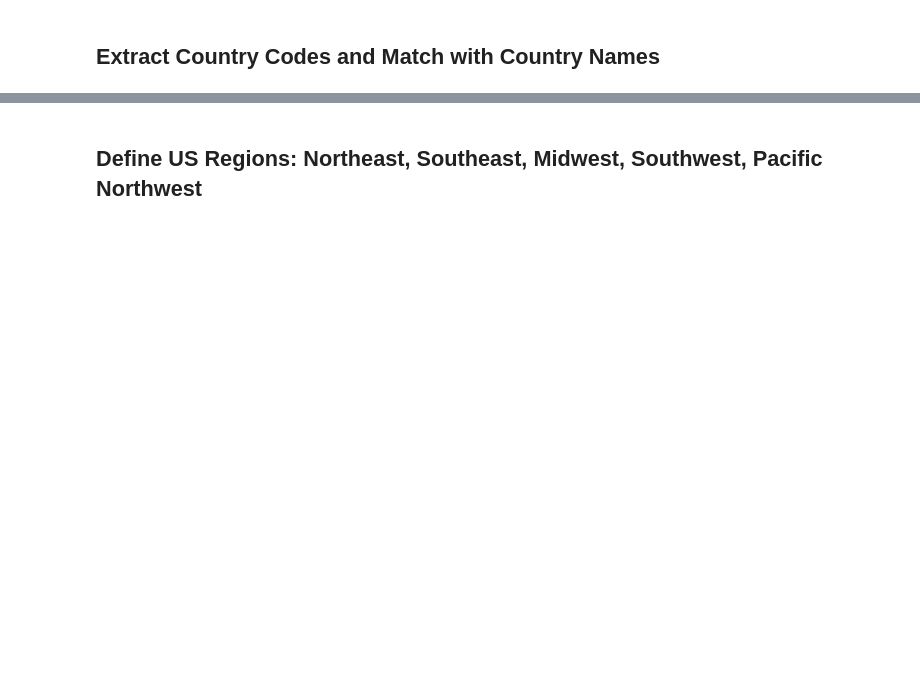
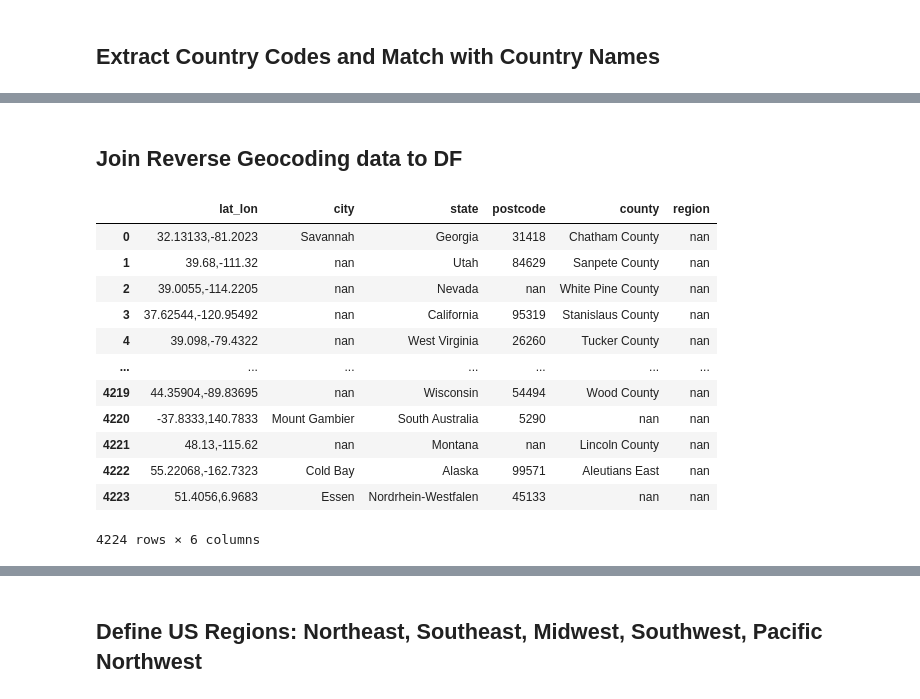
Before and after one commit to dfminkle/ClimateProjectGSOY, a Jupyter notebook: Global Summary of the Year Analysis.ipynb, the cells around one changed output, grey strips where cells are left out. Saved outputs shown, nothing was run; the diff lists cells and outputs as text; code cells hidden in the pictures; blank space fills up the shorter version.

```diff
--- a/Global Summary of the Year Analysis.ipynb
+++ b/Global Summary of the Year Analysis.ipynb
@@ -159 +227,39 @@ df_moi_date_range_20y.head(5)
+# %% [markdown]
+## Join Reverse Geocoding data to DF
+# %%
+#Load in lat-lon df from geocoding, drop unnamed column
+lat_lon_df = pd.read_csv('lat_lon_df.csv').drop('Unnamed: 0', axis = 1)
+
+## Need to convert a dictionary which is saved as a string to an actual dictionary
+## First, convert nan to 'nan' so that eval func. can be used
+
+#Test case
+
+#regex = re.compile('\s(nan)(?=\W)')
+#print(regex.search(lat_lon_df['REVERSE_GEOCODE'][1]))
+
+# Final solution
+lat_lon_df['REVERSE_GEOCODE'] = lat_lon_df['REVERSE_GEOCODE'].str.replace(r'\s(nan)(?=\W)', "'nan'", regex = True)
+
+## Then convert strings to dicts
+lat_lon_df['REVERSE_GEOCODE'] = lat_lon_df['REVERSE_GEOCODE'].apply(eval)
+
+# Unpack the REVERSE_GEOCODE column to multiple columns, then join to main 20y_sub df
+lat_lon_df = pd.concat([lat_lon_df.loc[:,'lat_lon'], lat_lon_df['REVERSE_GEOCODE'].apply(pd.Series)], axis=1)
+
+lat_lon_df
+# %% [output]
+|  | lat_lon | city | state | postcode | county | region |
+| 0 | 32.13133,-81.2023 | Savannah | Georgia | 31418 | Chatham County | nan |
+| 1 | 39.68,-111.32 | nan | Utah | 84629 | Sanpete County | nan |
+| 2 | 39.0055,-114.2205 | nan | Nevada | nan | White Pine County | nan |
+| 3 | 37.62544,-120.95492 | nan | California | 95319 | Stanislaus County | nan |
+| 4 | 39.098,-79.4322 | nan | West Virginia | 26260 | Tucker County | nan |
+| ... | ... | ... | ... | ... | ... | ... |
+| 4219 | 44.35904,-89.83695 | nan | Wisconsin | 54494 | Wood County | nan |
+| 4220 | -37.8333,140.7833 | Mount Gambier | South Australia | 5290 | nan | nan |
+| 4221 | 48.13,-115.62 | nan | Montana | nan | Lincoln County | nan |
+| 4222 | 55.22068,-162.7323 | Cold Bay | Alaska | 99571 | Aleutians East | nan |
+| 4223 | 51.4056,6.9683 | Essen | Nordrhein-Westfalen | 45133 | nan | nan |
+4224 rows × 6 columns
 # %%
```
Also changed, not shown: parts of 23 cells of this notebook.
